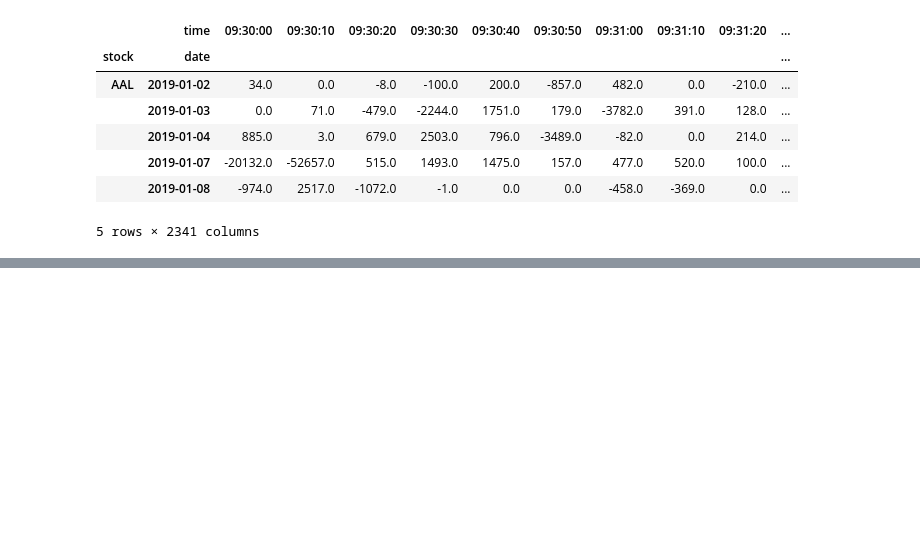
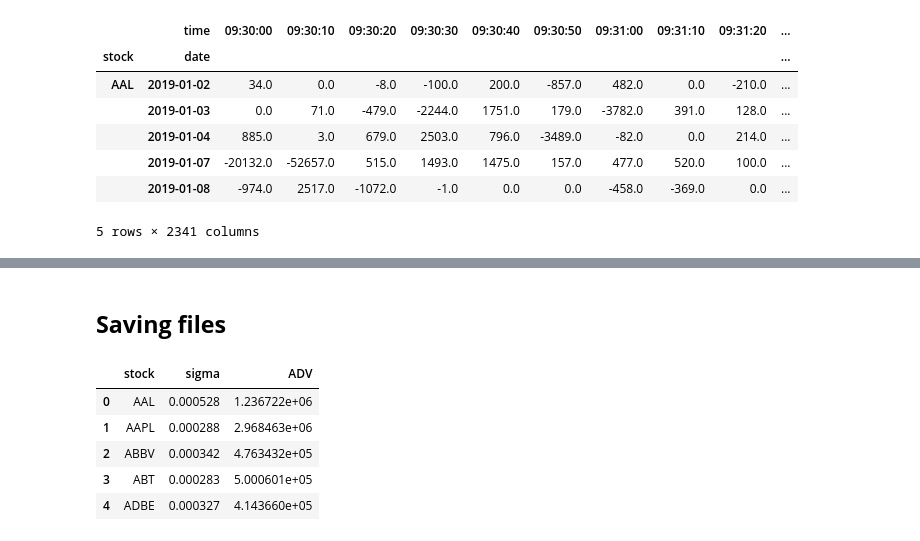
Before and after one commit to raphdlfrg/Quant_Trading_Price_Impact, a Jupyter notebook: 2_1_Data_Preparation.ipynb, the cells around one changed output, grey strips where cells are left out. Drawn from its saved outputs; the diff is of its cells as text; code cells hidden in the pictures; blank space fills up the shorter version.

```diff
--- a/2_1_Data_Preparation.ipynb
+++ b/2_1_Data_Preparation.ipynb
@@ -263 +341,3 @@ Scaling variables:
+# %% [markdown]
+## **Saving files**
 # %%
@@ -288,0 +384,9 @@ scaling_df.reset_index().to_csv(
+# %%
+scaling_df.head()
+# %% [output]
+|  | stock | sigma | ADV |
+| 0 | AAL | 0.000528 | 1.236722e+06 |
+| 1 | AAPL | 0.000288 | 2.968463e+06 |
+| 2 | ABBV | 0.000342 | 4.763432e+05 |
+| 3 | ABT | 0.000283 | 5.000601e+05 |
+| 4 | ADBE | 0.000327 | 4.143660e+05 |
```
Also changed, not shown: parts of 12 cells of this notebook.
